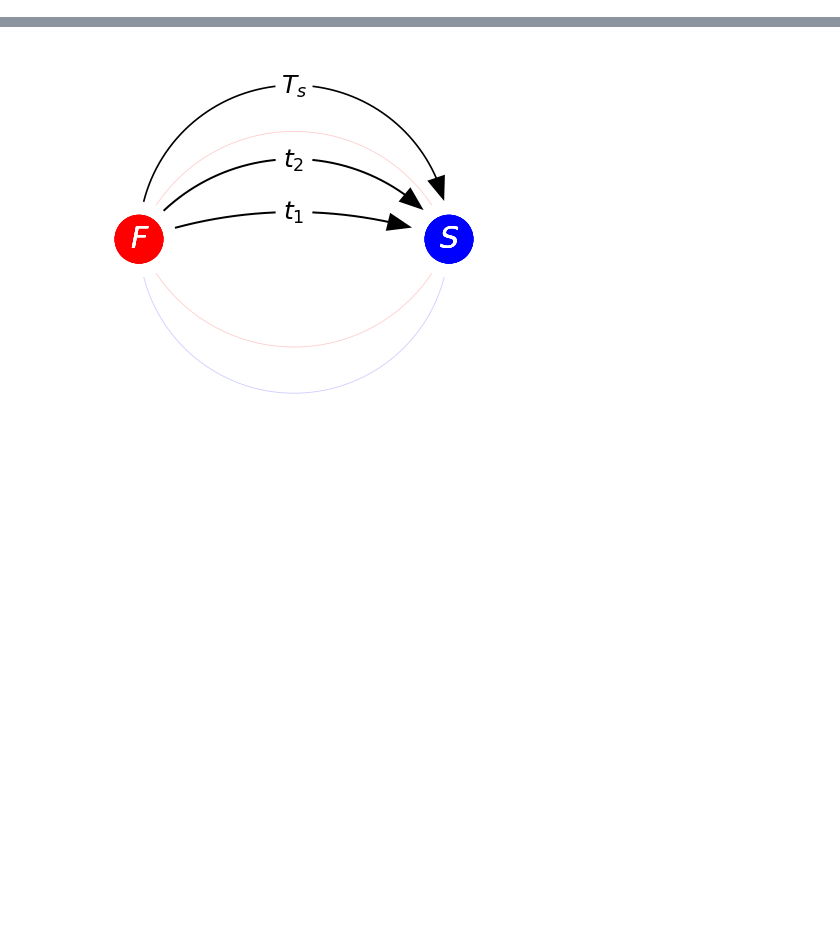
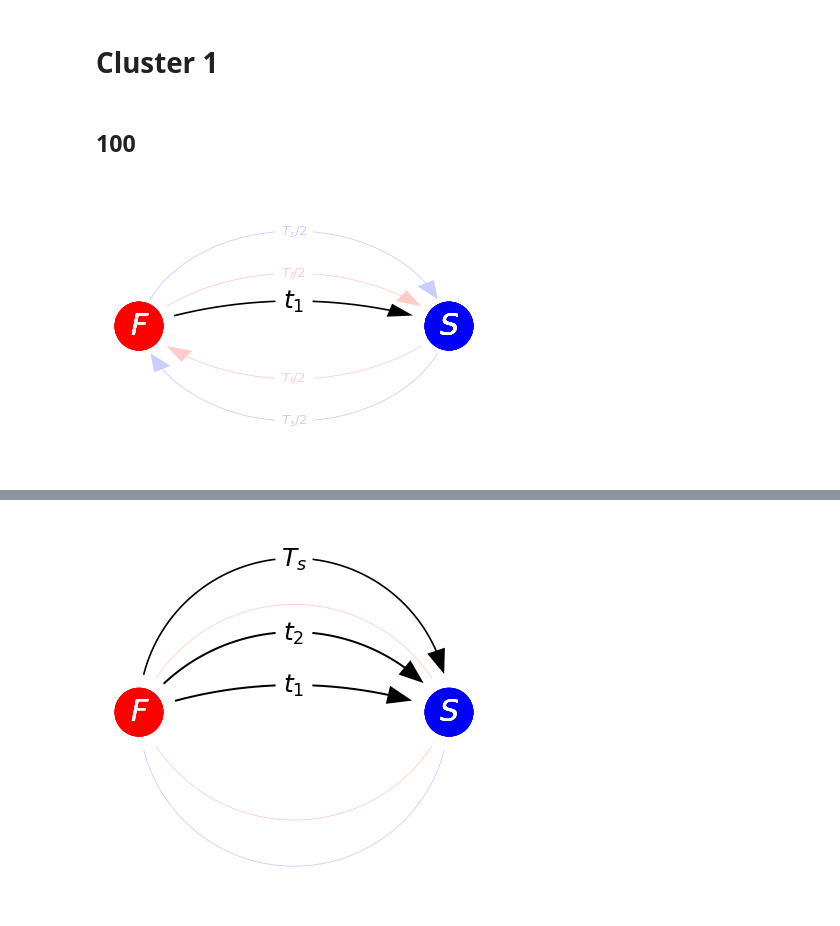
Before and after one commit to jyKim-97/hh_neuralnet, a Jupyter notebook: information_routing/draw_arc.ipynb, the cells around one changed output, grey strips where cells are left out. Saved outputs shown, nothing was run; the diff lists cells and outputs as text; code cells hidden in the pictures; blank space fills up the shorter version.

```diff
--- a/information_routing/draw_arc.ipynb
+++ b/information_routing/draw_arc.ipynb
@@ -62,0 +77,18 @@ def draw_multi_relation(weight, labels, c='k', alpha=1, ndir=0, L=10, agl0=(20,
+# %% [markdown]
+# Cluster 1
+# %% [markdown]
+## 100
+# %%
+plt.figure(figsize=(4, 3), facecolor='none', dpi=120)
+
+draw_multi_relation([1], [r"$t_1$"], agl0=[25], ndir=0)
+draw_multi_relation([], [], agl0=[], ndir=1)
+draw_backbone()
+
+plt.xlim([-6, 6])
+plt.ylim([-6, 6])
+plt.axis("off")
+
+plt.show()
+# %% [output]
+[figure, added]
```
Also changed, not shown: parts of 15 cells of this notebook, 4 other files.
